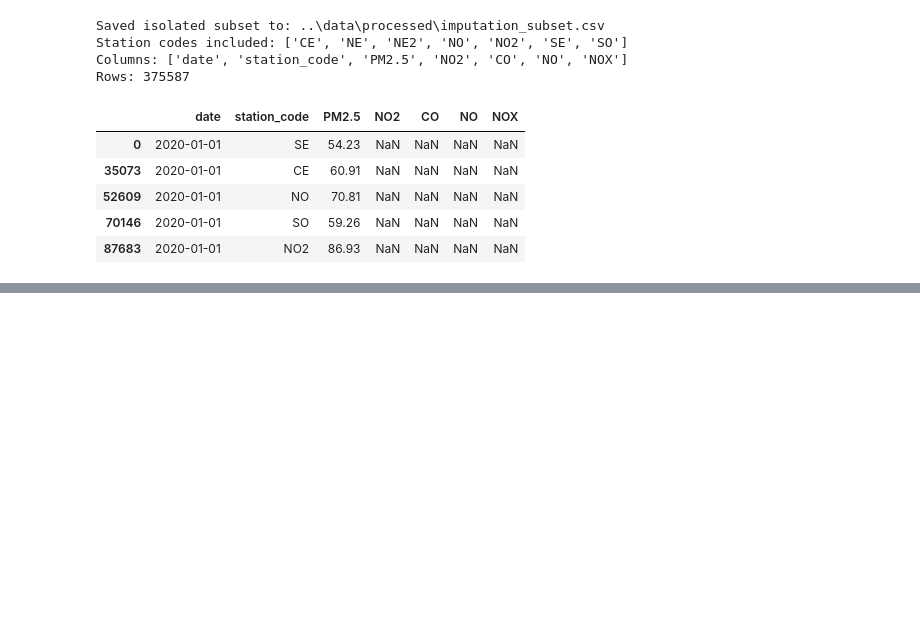
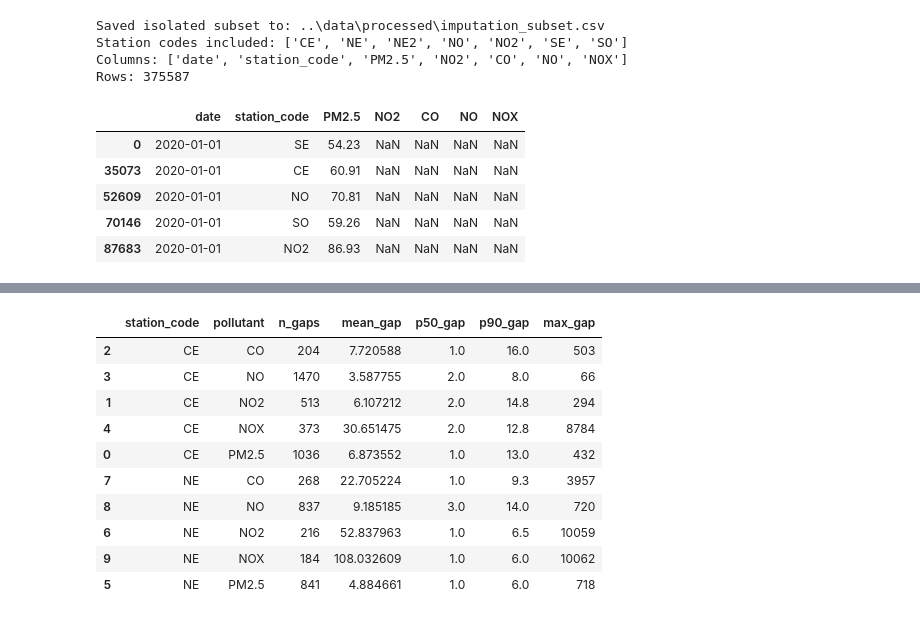
Before and after one commit to Facundo-Barbera/MA2003B-Reto, a Jupyter notebook: notebooks/data_imputation.ipynb, the cells around one changed output, grey strips where cells are left out. Drawn from its saved outputs; the diff is of its cells as text; code cells hidden in the pictures; blank space fills up the shorter version.

```diff
--- a/notebooks/data_imputation.ipynb
+++ b/notebooks/data_imputation.ipynb
@@ -103,0 +201,40 @@ Rows: 375587
+# %%
+def nan_runs(s: pd.Series):
+    arr = s.isna().to_numpy()
+    runs, count = [], 0
+    for v in arr:
+        if v: count += 1
+        elif count>0: runs.append(count); count=0
+    if count>0: runs.append(count)
+    return runs
+
+rows = []
+for st, g in df.groupby("station_code"):
+    g = g.sort_values("date")
+    for c in value_cols:
+        runs = nan_runs(g[c])
+        if runs:
+            runs = np.array(runs)
+            rows.append({
+                "station_code": st, "pollutant": c,
+                "n_gaps": int(len(runs)),
+                "mean_gap": float(runs.mean()),
+                "p50_gap": float(np.percentile(runs,50)),
+                "p90_gap": float(np.percentile(runs,90)),
+                "max_gap": int(runs.max())
+            })
+gap_stats = pd.DataFrame(rows).sort_values(["station_code","pollutant"])
+gap_stats.to_csv(os.path.join(REPORTS,"missing_gap_stats.csv"), index=False)
+gap_stats.head(10)
+# %% [output]
+|  | station_code | pollutant | n_gaps | mean_gap | p50_gap | p90_gap | max_gap |
+| 2 | CE | CO | 204 | 7.720588 | 1.0 | 16.0 | 503 |
+| 3 | CE | NO | 1470 | 3.587755 | 2.0 | 8.0 | 66 |
+| 1 | CE | NO2 | 513 | 6.107212 | 2.0 | 14.8 | 294 |
+| 4 | CE | NOX | 373 | 30.651475 | 2.0 | 12.8 | 8784 |
+| 0 | CE | PM2.5 | 1036 | 6.873552 | 1.0 | 13.0 | 432 |
+| 7 | NE | CO | 268 | 22.705224 | 1.0 | 9.3 | 3957 |
+| 8 | NE | NO | 837 | 9.185185 | 3.0 | 14.0 | 720 |
+| 6 | NE | NO2 | 216 | 52.837963 | 1.0 | 6.5 | 10059 |
+| 9 | NE | NOX | 184 | 108.032609 | 1.0 | 6.0 | 10062 |
+| 5 | NE | PM2.5 | 841 | 4.884661 | 1.0 | 6.0 | 718 |
```
Also changed, not shown: parts of 9 cells of this notebook, 1 other file.
